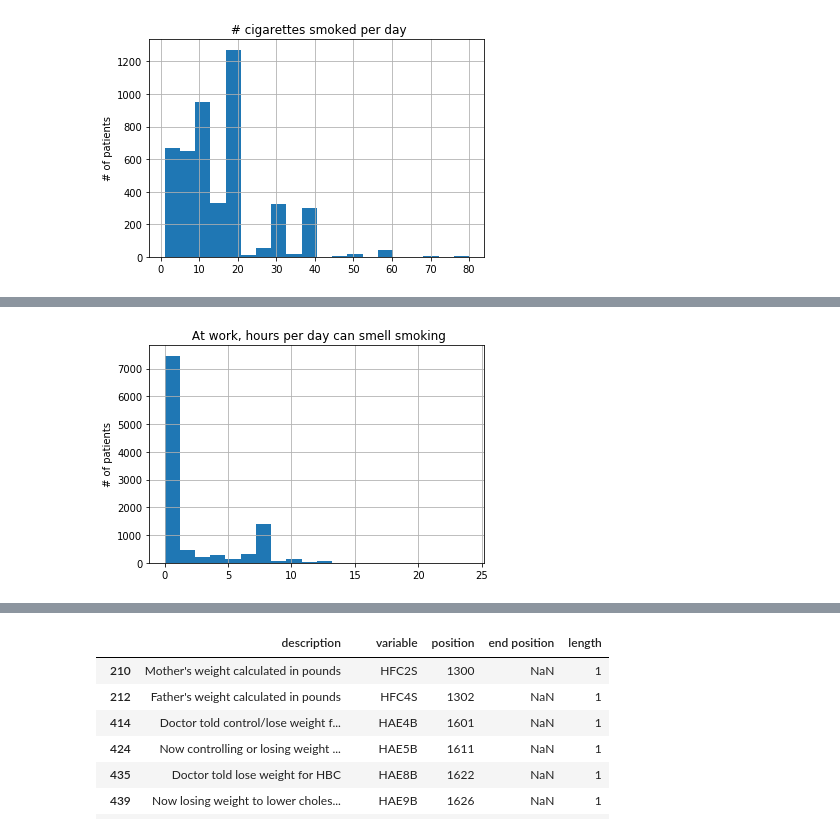
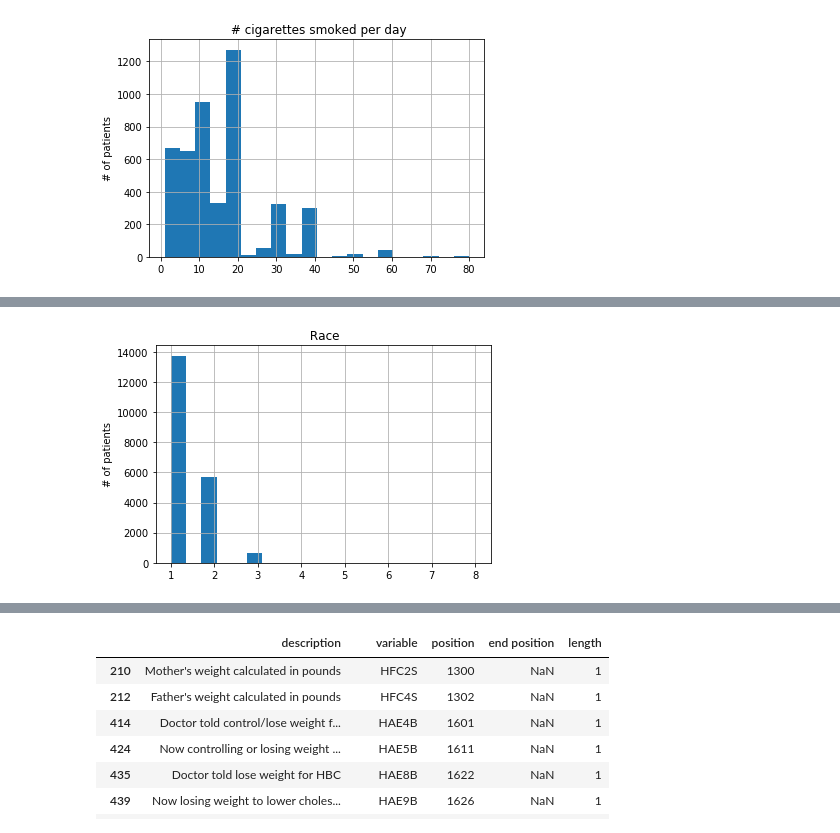
Before and after one commit to climatebrad/nhanes, a Jupyter notebook: nhanes.ipynb, the cells around one changed output, grey strips where cells are left out. Cells and saved outputs as stored; diff of their text form; code cells hidden in the pictures.

```diff
--- a/nhanes.ipynb
+++ b/nhanes.ipynb
@@ -70,4 +73,4 @@ nh.hist_amount('HAR4S');
 # %%
-nh.hist_amount('HAS14', outliers=25);
+nh.hist_amount('DMARACER', outliers=25);
 # %% [output]
-[figure, old version]
+[figure, new version]
```
Also changed, not shown: parts of 3 cells of this notebook, 1 other file.
